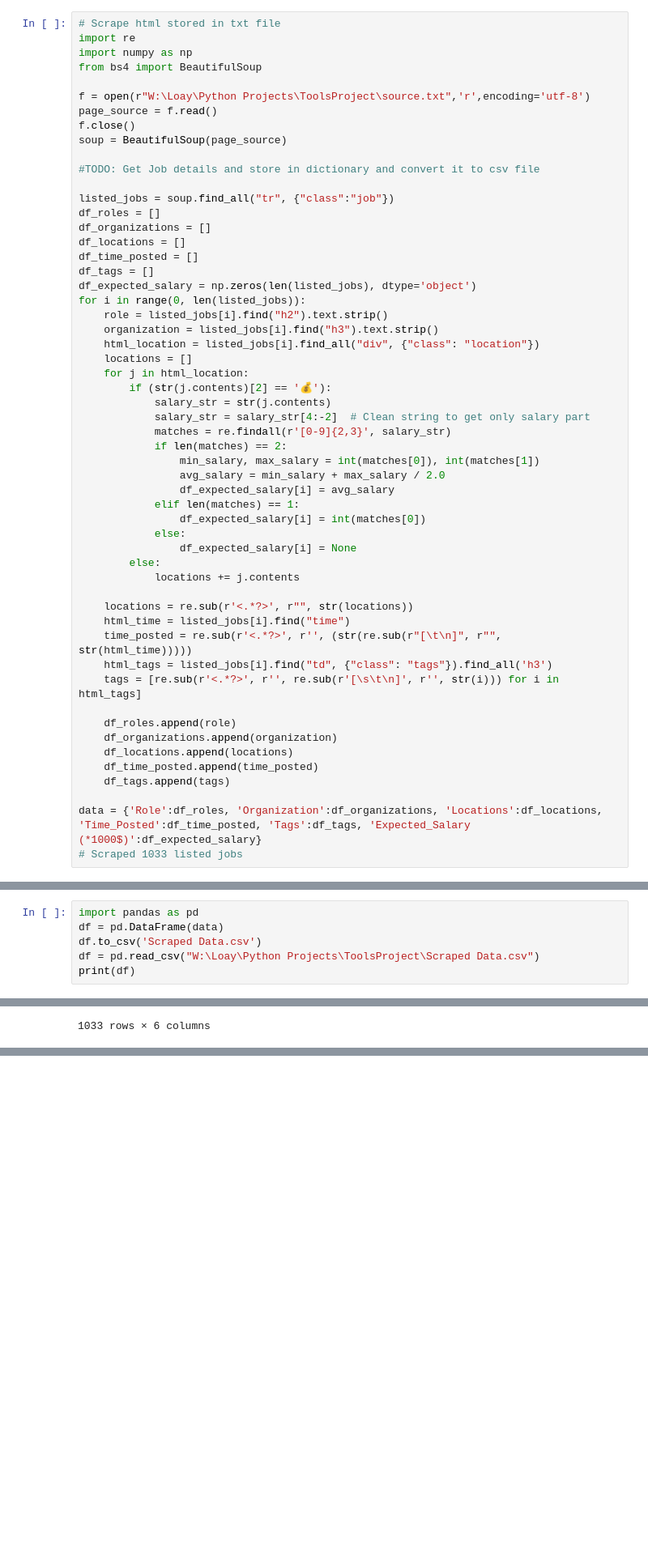
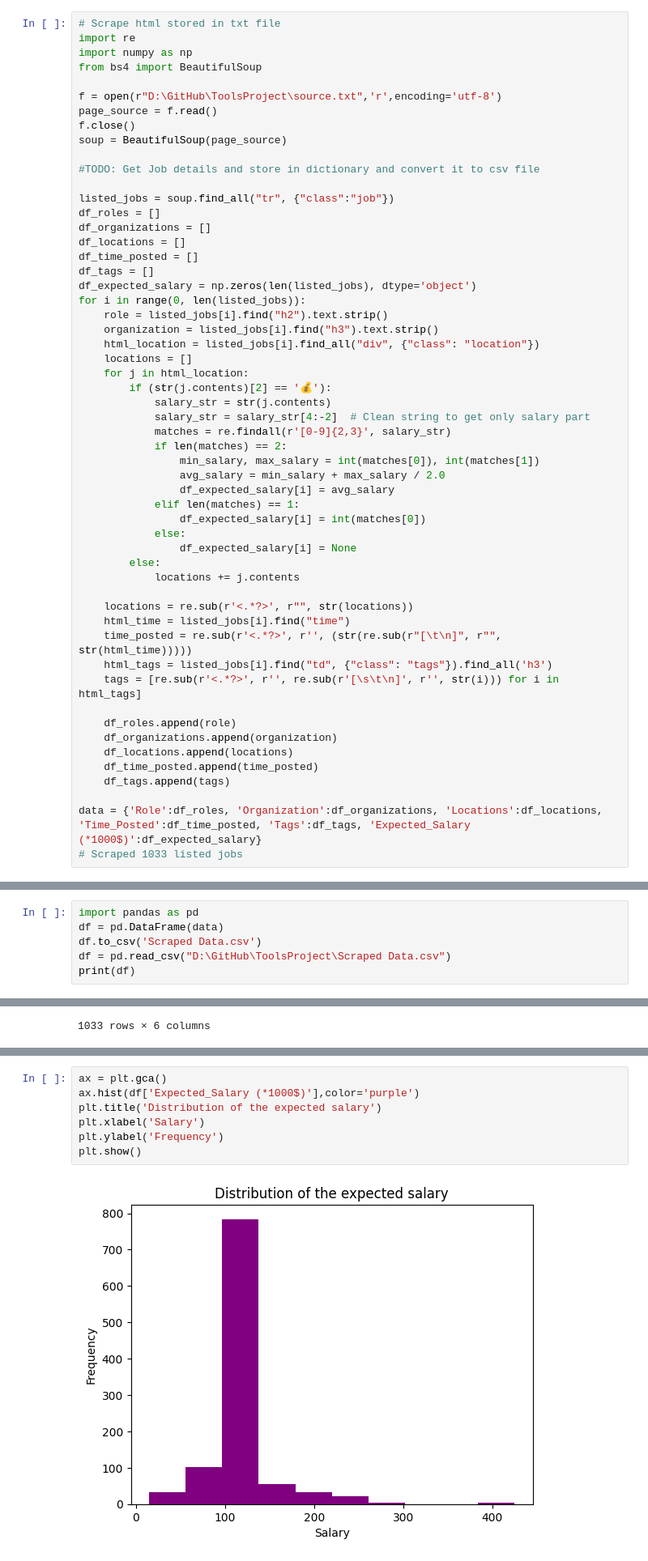
Before and after one commit to LM-74/ToolsProject, a Jupyter notebook: WebScraping.ipynb, the cells around one changed output, grey strips where cells are left out. Shown at 81% size. Saved outputs shown, nothing was run; the diff lists cells and outputs as text; blank space fills up the shorter version.

Commit message:
Visualization added
-Distribution of the expected salary (histogram)
-Salary VS Time (line chart)
-Tags and their frequency (bar plot)

```diff
--- a/WebScraping.ipynb
+++ b/WebScraping.ipynb
@@ -106,7 +106,7 @@ import re
 import numpy as np
 from bs4 import BeautifulSoup
 
-f = open(r"W:\Loay\Python Projects\ToolsProject\source.txt",'r',encoding='utf-8')
+f = open(r"D:\GitHub\ToolsProject\source.txt",'r',encoding='utf-8')
 page_source = f.read()
 f.close()
 soup = BeautifulSoup(page_source)
@@ -161,7 +161,7 @@ Importing Scraped Data and Data Cleaning (Abdelhamid + Ahmed)
 import pandas as pd
 df = pd.DataFrame(data)
 df.to_csv('Scraped Data.csv')
-df = pd.read_csv("W:\Loay\Python Projects\ToolsProject\Scraped Data.csv")
+df = pd.read_csv("D:\GitHub\ToolsProject\Scraped Data.csv")
 print(df)
 # %% [output]
       Unnamed: 0                                               Role  \
@@ -645,3 +639,12 @@ Form3 Financial Cloud     1
 JDCLD Trading             1
 Headway                   1
 Name: count, Length: 538, dtype: int64
+# %%
+ax = plt.gca()
+ax.hist(df['Expected_Salary (*1000$)'],color='purple')
+plt.title('Distribution of the expected salary')
+plt.xlabel('Salary')
+plt.ylabel('Frequency')
+plt.show()
+# %% [output]
+[figure, added]
```
Also changed, not shown: parts of 4 cells of this notebook.
